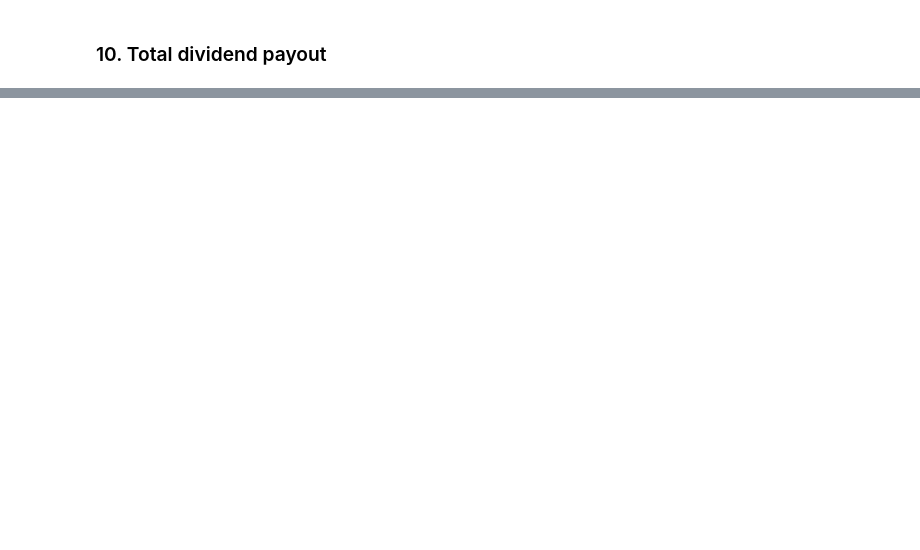
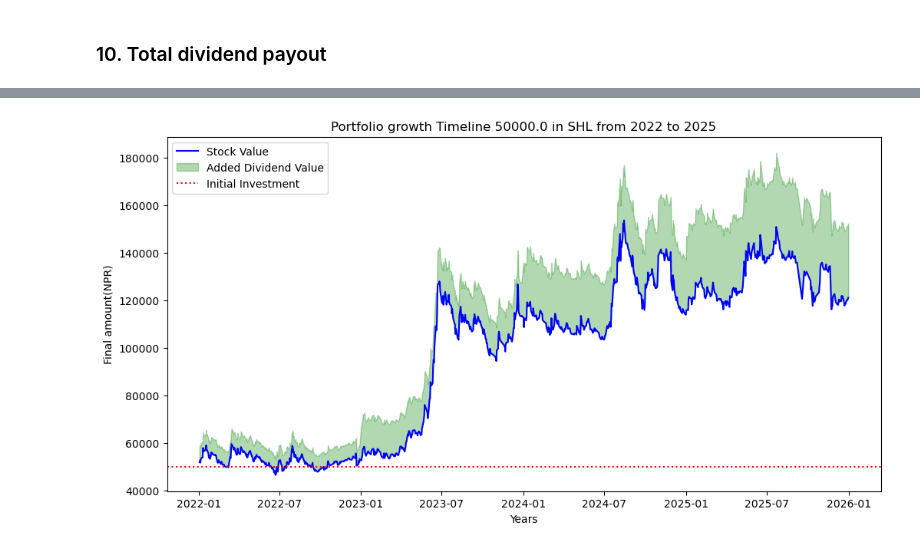
Before and after one commit to sunil0x/nepse_dataanalysis, a Jupyter notebook: vscode/investment_outcome.ipynb, the cells around one changed output, grey strips where cells are left out. Cells and saved outputs as stored; diff of their text form; code cells hidden in the pictures; blank space fills up the shorter version.

```diff
--- a/vscode/investment_outcome.ipynb
+++ b/vscode/investment_outcome.ipynb
@@ -482,0 +543,22 @@ Total Return: 183.32%
+# %%
+#portfolio growth timeline
+# Extract yearly dividends using your logic
+plt.figure(figsize=(12, 6))
+yearly_divs = df[df['year'].isin([2022, 2023, 2024, 2025])].groupby('year')['dividend'].first()
+
+df['stock_value'] = df['close'] * shares_owned
+# Calculate the 'Total Portfolio Value' by adding cumulative dividends to market value
+df['cum_div_received'] = df['year'].map(yearly_divs.cumsum()) * shares_owned
+df['total_portfolio_value'] = df['stock_value'] + df['cum_div_received']
+
+# Plotting the 'Jagged' style Area Chart
+plt.plot(df.index, df['stock_value'], label='Stock Value', color='blue')
+plt.fill_between(df.index, df['stock_value'], df['total_portfolio_value'], color='green', alpha=0.3, label='Added Dividend Value')
+plt.axhline(y=initial_investment, color='red', linestyle=':', label='Initial Investment')
+plt.title(f"Portfolio growth Timeline {initial_investment} in {name} from 2022 to 2025")
+plt.xlabel("Years")
+plt.ylabel("Final amount(NPR)")
+plt.legend()
+plt.show()
+# %% [output]
+[figure, added]
```
Also changed, not shown: parts of 20 cells of this notebook.
